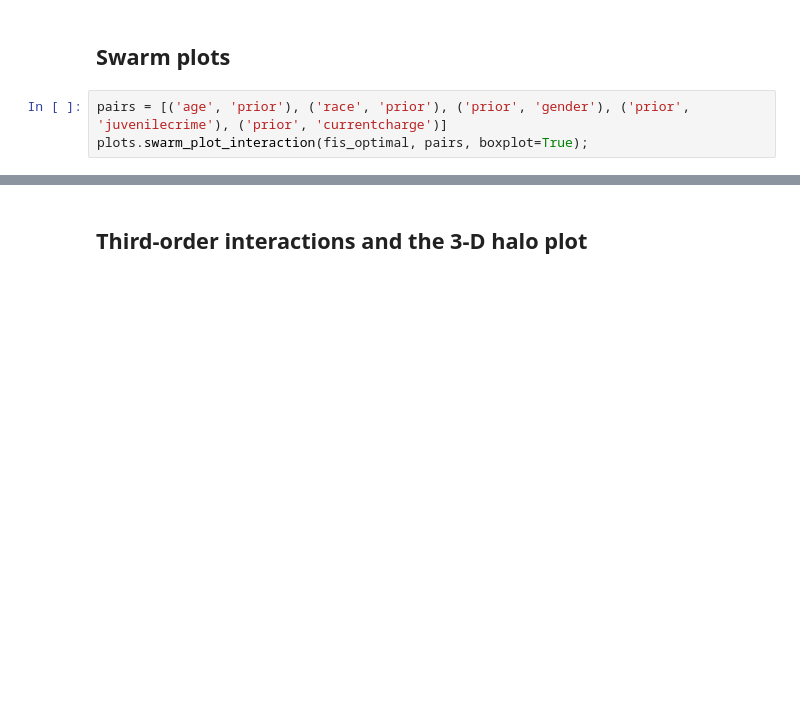
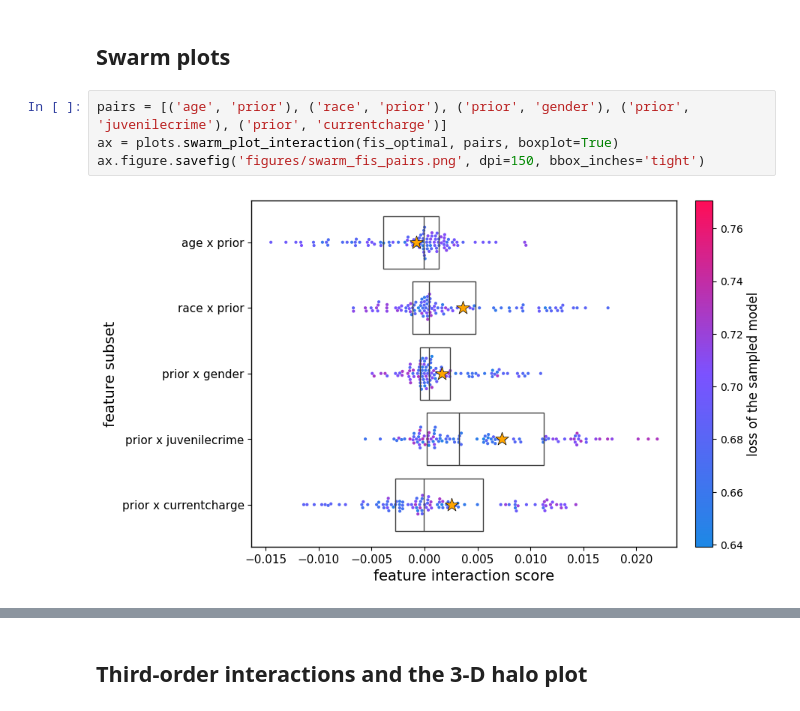
Before and after one commit to Sichao-Li/generalized_rashomon_set, a Jupyter notebook: experiments/recidivism prediction.ipynb, the cells around one changed output, grey strips where cells are left out. Saved outputs shown, nothing was run; the diff lists cells and outputs as text; blank space fills up the shorter version.

```diff
--- a/experiments/recidivism prediction.ipynb
+++ b/experiments/recidivism prediction.ipynb
@@ -70,5 +169,8 @@ plots.halo_plot(fis_optimal, ('prior', 'gender'));
 ## Swarm plots
 # %%
 pairs = [('age', 'prior'), ('race', 'prior'), ('prior', 'gender'), ('prior', 'juvenilecrime'), ('prior', 'currentcharge')]
-plots.swarm_plot_interaction(fis_optimal, pairs, boxplot=True);
+ax = plots.swarm_plot_interaction(fis_optimal, pairs, boxplot=True)
+ax.figure.savefig('figures/swarm_fis_pairs.png', dpi=150, bbox_inches='tight')
+# %% [output]
+[figure, added]
 # %%
```
Also changed, not shown: parts of 19 cells of this notebook, 11 other files.
